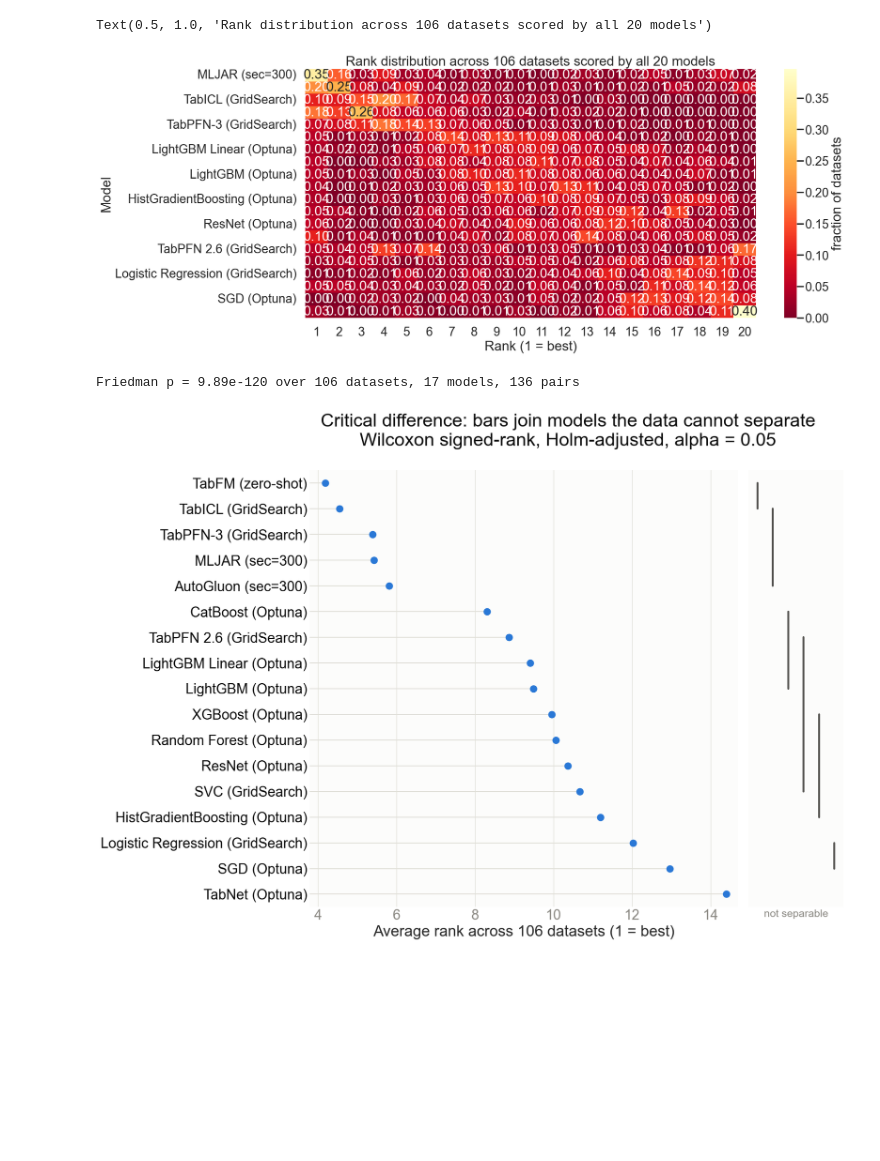
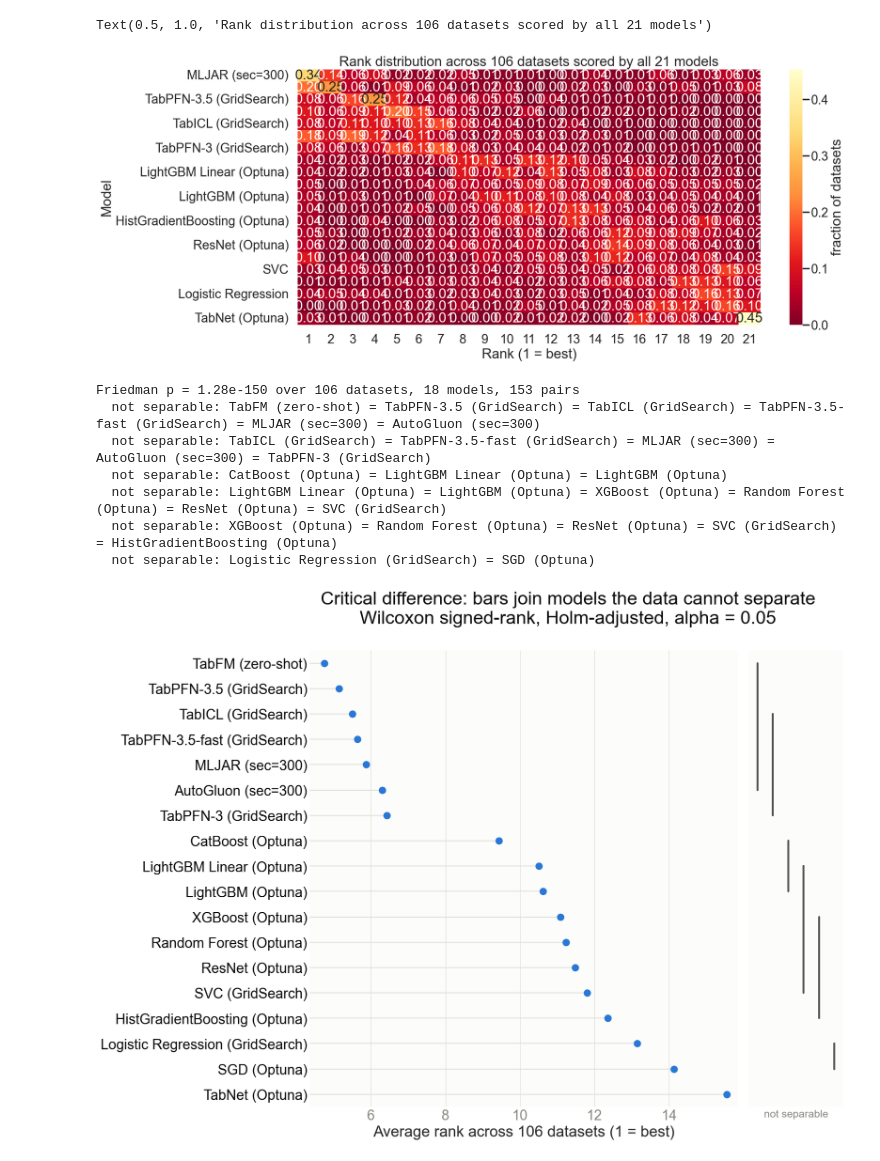
Before and after one commit to firefly1248/SmallDataBenchmarks, a Jupyter notebook: figures.ipynb, the cells around one changed output. Cells and saved outputs as stored; diff of their text form; code cells hidden in the pictures; blank space fills up the shorter version.

```diff
--- a/figures.ipynb
+++ b/figures.ipynb
@@ -55,8 +55,9 @@ OPTUNA_MODEL_LABELS = {
     'hgb':            'HistGradientBoosting (Optuna)',
     'resnet':         'ResNet (Optuna)',
     'tabnet':         'TabNet (Optuna)',
-    'tabpfn':         'TabPFN 2.6 (GridSearch)',
     'tabpfn3':        'TabPFN-3 (GridSearch)',
+    'tabpfn35':       'TabPFN-3.5 (GridSearch)',
+    'tabpfn35fast':   'TabPFN-3.5-fast (GridSearch)',
     'tabicl':         'TabICL (GridSearch)',
     'tabfm':          'TabFM (zero-shot)',
 }
@@ -310,30 +311,39 @@ ax.set_xlabel('Rank (1 = best)')
 ax.set_ylabel('Model')
 ax.set_title(f'Rank distribution across {n_ds} datasets scored by all {len(models_by_rank)} models')
 # %% [output]
-Text(0.5, 1.0, 'Rank distribution across 106 datasets scored by all 20 models')
+Text(0.5, 1.0, 'Rank distribution across 106 datasets scored by all 21 models')
-[figure, old version]
+[figure, new version]
 # %%
 # Significance. The headline gaps are 0.002-0.009 wide, so a ranking alone does
 # not say which of them the data supports. One dataset is one observation; the
 # four folds of a dataset share their data and would inflate the sample.
 #
 # The three GridSearch baselines are the same learners as their tuned entries.
 # Pairs between the two versions are not comparisons this report makes, and
 # carrying them would widen the Holm family from 136 pairs to 190.
 ALPHA = 0.05
 BASELINE_DUPLICATES = ['SVC', 'Logistic Regression', 'Random Forest']
 tested = pivot_full.drop(columns=BASELINE_DUPLICATES)
 
 ranks = average_ranks(tested)
 adjusted = wilcoxon_holm(tested)
 groups = cliques(ranks, adjusted, ALPHA)
 print(f'Friedman p = {friedman_p(tested):.3g} over {len(tested)} datasets, '
       f'{len(tested.columns)} models, {len(adjusted) // 2} pairs')
 
+for group in groups:
+    print('  not separable: ' + ' = '.join(group))
+
 fig = critical_difference_diagram(ranks, groups, len(tested), ALPHA)
 fig.savefig('figures/critical_difference.png', dpi=150, bbox_inches='tight')
 # %% [output]
-Friedman p = 9.89e-120 over 106 datasets, 17 models, 136 pairs
+Friedman p = 1.28e-150 over 106 datasets, 18 models, 153 pairs
+  not separable: TabFM (zero-shot) = TabPFN-3.5 (GridSearch) = TabICL (GridSearch) = TabPFN-3.5-fast (GridSearch) = MLJAR (sec=300) = AutoGluon (sec=300)
+  not separable: TabICL (GridSearch) = TabPFN-3.5-fast (GridSearch) = MLJAR (sec=300) = AutoGluon (sec=300) = TabPFN-3 (GridSearch)
+  not separable: CatBoost (Optuna) = LightGBM Linear (Optuna) = LightGBM (Optuna)
+  not separable: LightGBM Linear (Optuna) = LightGBM (Optuna) = XGBoost (Optuna) = Random Forest (Optuna) = ResNet (Optuna) = SVC (GridSearch)
+  not separable: XGBoost (Optuna) = Random Forest (Optuna) = ResNet (Optuna) = SVC (GridSearch) = HistGradientBoosting (Optuna)
+  not separable: Logistic Regression (GridSearch) = SGD (Optuna)
-[figure, old version]
+[figure, new version]
 # %%
 # The pairs the README stands on. The raw column shows what the correction for
```
Also changed, not shown: parts of 12 cells of this notebook, 18 other files.
